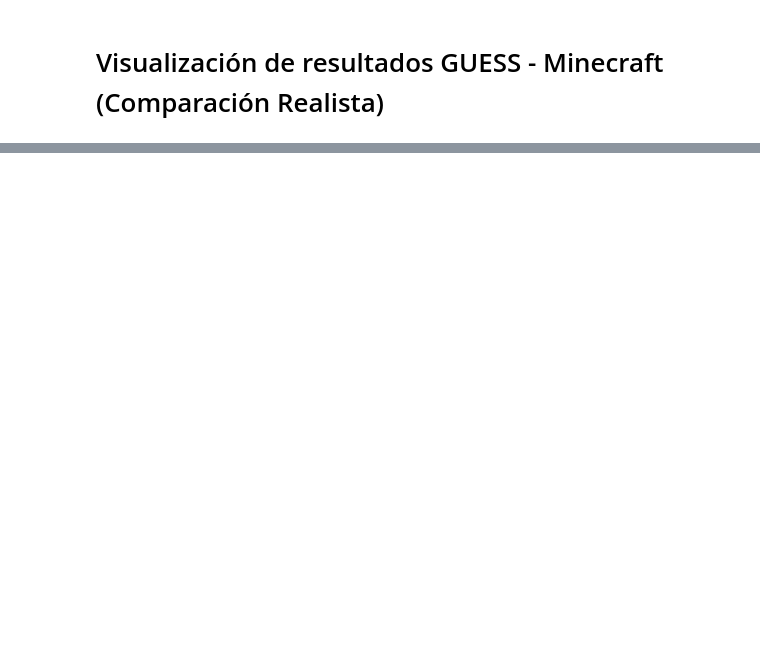
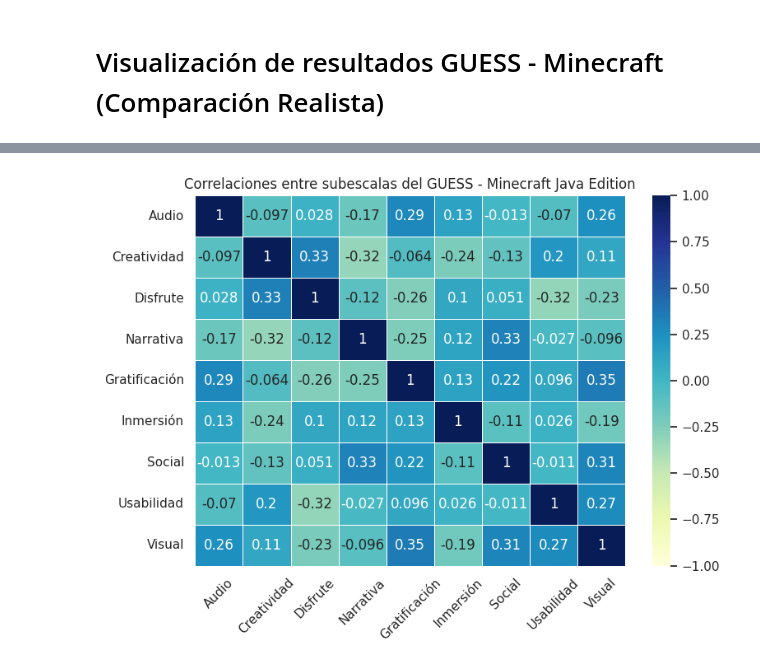
Before and after one commit to ClaudixoPG/ESI_2025_S1, a Jupyter notebook: notebooks/Visualizaciones_GUESS_Minecraft.ipynb, the cells around one changed output, grey strips where cells are left out. Saved outputs shown, nothing was run; the diff lists cells and outputs as text; code cells hidden in the pictures; blank space fills up the shorter version.

```diff
--- a/notebooks/Visualizaciones_GUESS_Minecraft.ipynb
+++ b/notebooks/Visualizaciones_GUESS_Minecraft.ipynb
@@ -45,0 +134,31 @@ plt.show()
+# %%
+# Filtrar solo Minecraft Java Edition
+df_java = df[df['version'] == 'Minecraft Java Edition'].copy()
+
+# Renombrar columnas para abreviar
+abreviaciones = {
+    "Audio Aesthetics": "Audio",
+    "Creative Freedom": "Creatividad",
+    "Enjoyment": "Disfrute",
+    "Narratives": "Narrativa",
+    "Personal Gratification": "Gratificación",
+    "Play Engrossment": "Inmersión",
+    "Social Connectivity": "Social",
+    "Usability/Playability": "Usabilidad",
+    "Visual Aesthetics": "Visual"
+}
+df_java = df_java.rename(columns=abreviaciones)
+
+# Calcular matriz de correlación
+correlation_matrix = df_java.drop(columns=['version', 'usuario']).corr()
+
+# Heatmap con paleta suave
+plt.figure(figsize=(8, 6))
+sns.heatmap(correlation_matrix, annot=True, cmap='YlGnBu', vmin=-1, vmax=1, linewidths=0.5)
+plt.title('Correlaciones entre subescalas del GUESS - Minecraft Java Edition')
+plt.xticks(rotation=45)
+plt.yticks(rotation=0)
+plt.tight_layout()
+plt.show()
+# %% [output]
+[figure, added]
```
Also changed, not shown: parts of 16 cells of this notebook.
